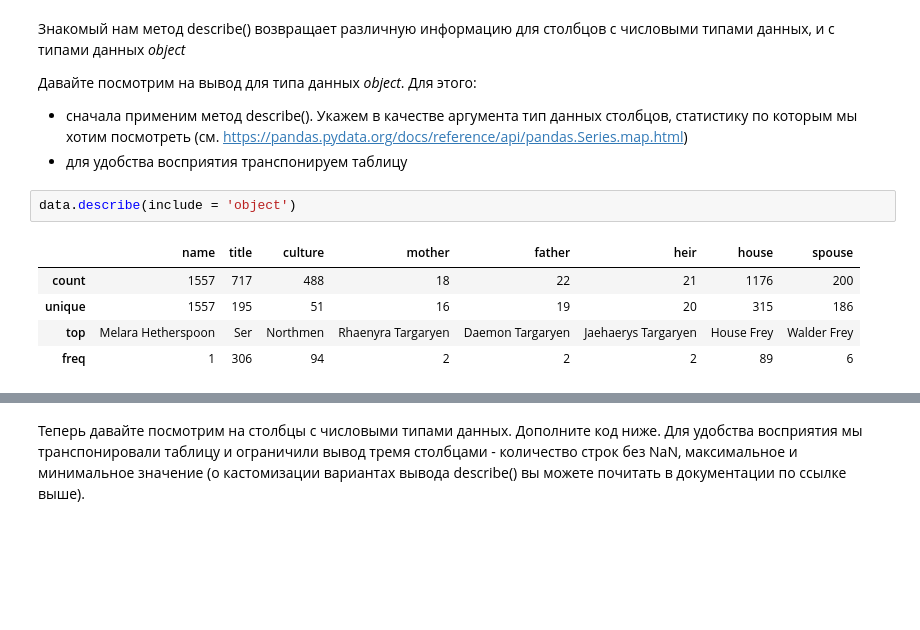
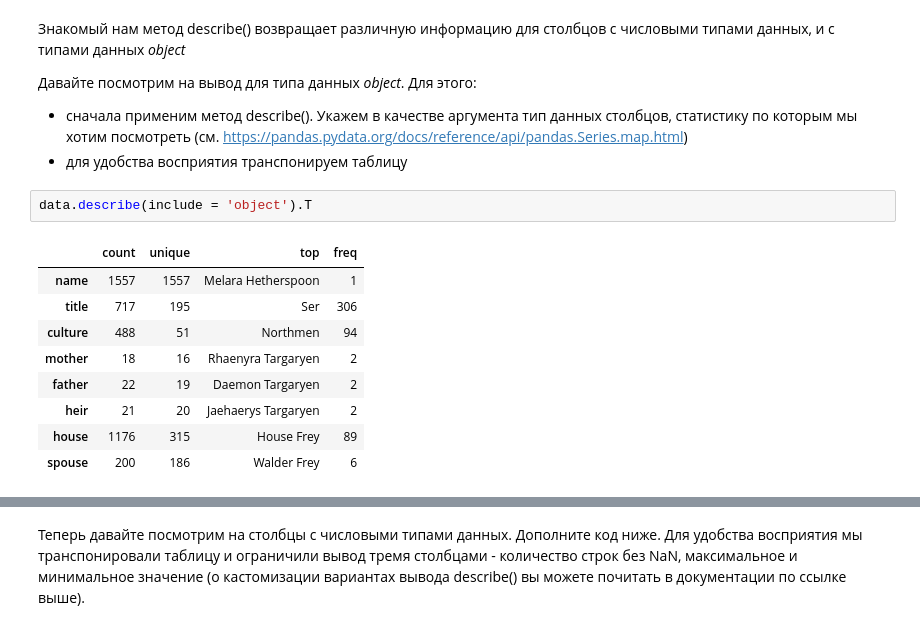
Before and after one commit to Artemidiy777/FPMI_ML, a Jupyter notebook: week_01_ml_intro/Homework/hw_1_game_of_thrones.ipynb, the cells around one changed output, grey strips where cells are left out. Drawn from its saved outputs; the diff is of its cells as text; blank space fills up the shorter version.

```diff
--- a/week_01_ml_intro/Homework/hw_1_game_of_thrones.ipynb
+++ b/week_01_ml_intro/Homework/hw_1_game_of_thrones.ipynb
@@ -166,10 +166,14 @@ dtype: object
 - сначала применим метод describe(). Укажем в качестве аргумента тип данных столбцов, статистику по которым мы хотим посмотреть (см. https://pandas.pydata.org/docs/reference/api/pandas.Series.map.html)
 - для удобства восприятия транспонируем таблицу
 # %%
-data.describe(include = 'object')
+data.describe(include = 'object').T
 # %% [output]
-|  | name | title | culture | mother | father | heir | house | spouse |
-| count | 1557 | 717 | 488 | 18 | 22 | 21 | 1176 | 200 |
-| unique | 1557 | 195 | 51 | 16 | 19 | 20 | 315 | 186 |
-| top | Melara Hetherspoon | Ser | Northmen | Rhaenyra Targaryen | Daemon Targaryen | Jaehaerys Targaryen | House Frey | Walder Frey |
-| freq | 1 | 306 | 94 | 2 | 2 | 2 | 89 | 6 |
+|  | count | unique | top | freq |
+| name | 1557 | 1557 | Melara Hetherspoon | 1 |
+| title | 717 | 195 | Ser | 306 |
+| culture | 488 | 51 | Northmen | 94 |
+| mother | 18 | 16 | Rhaenyra Targaryen | 2 |
+| father | 22 | 19 | Daemon Targaryen | 2 |
+| heir | 21 | 20 | Jaehaerys Targaryen | 2 |
+| house | 1176 | 315 | House Frey | 89 |
+| spouse | 200 | 186 | Walder Frey | 6 |
```
Also changed, not shown: parts of 4 cells of this notebook.
